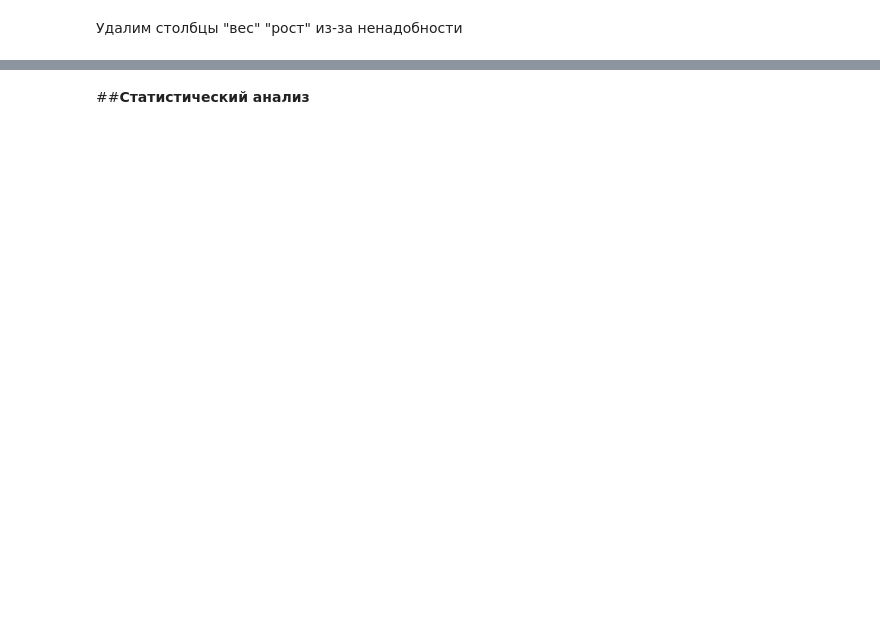
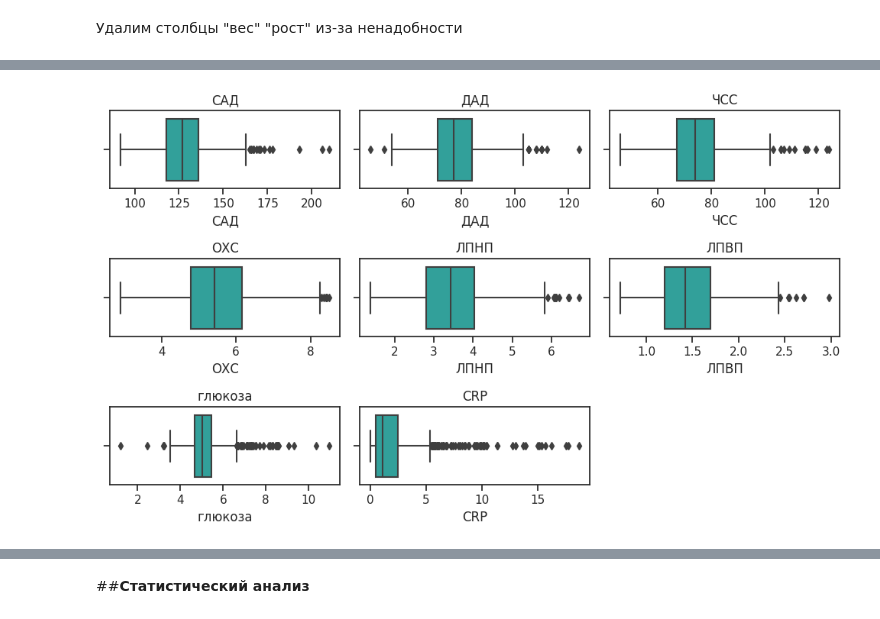
Before and after one commit to ber-pro/MIAT, a Jupyter notebook: MIAD.ipynb, the cells around one changed output, grey strips where cells are left out. Saved outputs shown, nothing was run; the diff lists cells and outputs as text; code cells hidden in the pictures; blank space fills up the shorter version.

```diff
--- a/MIAD.ipynb
+++ b/MIAD.ipynb
@@ -289,0 +327,2 @@ plt.show()
+# %%
+df = df[df["САД"] > 90]
@@ -289,0 +347,2 @@ plt.show()
+# %%
+df = df[df["ЛПНП"] > 1.2]
@@ -289,0 +373,15 @@ plt.show()
+# %%
+df = df[df["глюкоза"] < 15]
+# %%
+df = df[df["CRP"] < 20]
+# %%
+columns = ["САД", "ДАД", "ЧСС", "ОХС", "ЛПНП", "ЛПВП", "глюкоза", "CRP"]
+plt.figure(figsize=(10, 6))
+for index, column in enumerate(columns, 1):
+  plt.subplot(3, 3, index)
+  sns.boxplot(x=df[column], color='lightseagreen')
+  plt.title(column)
+  plt.tight_layout()
+plt.show()
+# %% [output]
+[figure, added]
```
Also changed, not shown: parts of 42 cells of this notebook.
